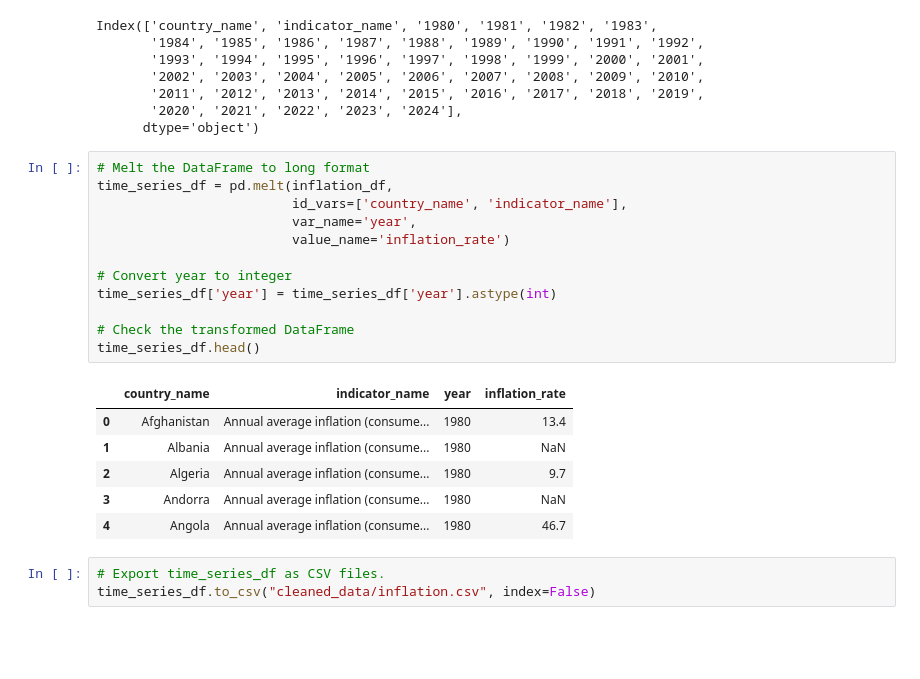
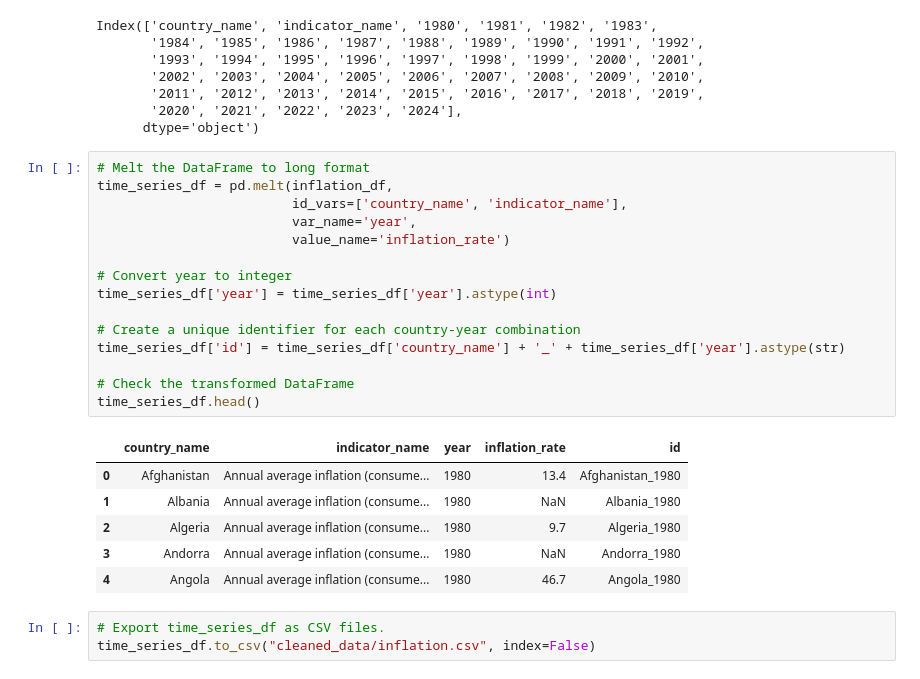
Before and after one commit to umasel/Global_Inflation_Trends_Dashboard, a Jupyter notebook: etl_project3_code.ipynb, the cells around one changed output. Drawn from its saved outputs; the diff is of its cells as text; blank space fills up the shorter version.

```diff
--- a/etl_project3_code.ipynb
+++ b/etl_project3_code.ipynb
@@ -164,22 +164,25 @@ Index(['country_name', 'indicator_name', '1980', '1981', '1982', '1983',
 # %%
 # Melt the DataFrame to long format
 time_series_df = pd.melt(inflation_df,
                          id_vars=['country_name', 'indicator_name'],
                          var_name='year',
                          value_name='inflation_rate')
 
 # Convert year to integer
 time_series_df['year'] = time_series_df['year'].astype(int)
 
+# Create a unique identifier for each country-year combination
+time_series_df['id'] = time_series_df['country_name'] + '_' + time_series_df['year'].astype(str)
+
 # Check the transformed DataFrame
 time_series_df.head()
 # %% [output]
-|  | country_name | indicator_name | year | inflation_rate |
-| 0 | Afghanistan | Annual average inflation (consume... | 1980 | 13.4 |
-| 1 | Albania | Annual average inflation (consume... | 1980 | NaN |
-| 2 | Algeria | Annual average inflation (consume... | 1980 | 9.7 |
-| 3 | Andorra | Annual average inflation (consume... | 1980 | NaN |
-| 4 | Angola | Annual average inflation (consume... | 1980 | 46.7 |
+|  | country_name | indicator_name | year | inflation_rate | id |
+| 0 | Afghanistan | Annual average inflation (consume... | 1980 | 13.4 | Afghanistan_1980 |
+| 1 | Albania | Annual average inflation (consume... | 1980 | NaN | Albania_1980 |
+| 2 | Algeria | Annual average inflation (consume... | 1980 | 9.7 | Algeria_1980 |
+| 3 | Andorra | Annual average inflation (consume... | 1980 | NaN | Andorra_1980 |
+| 4 | Angola | Annual average inflation (consume... | 1980 | 46.7 | Angola_1980 |
 # %%
 # Export time_series_df as CSV files.
 time_series_df.to_csv("cleaned_data/inflation.csv", index=False)
```
Also changed, not shown: parts of 7 cells of this notebook, 8 other files.
